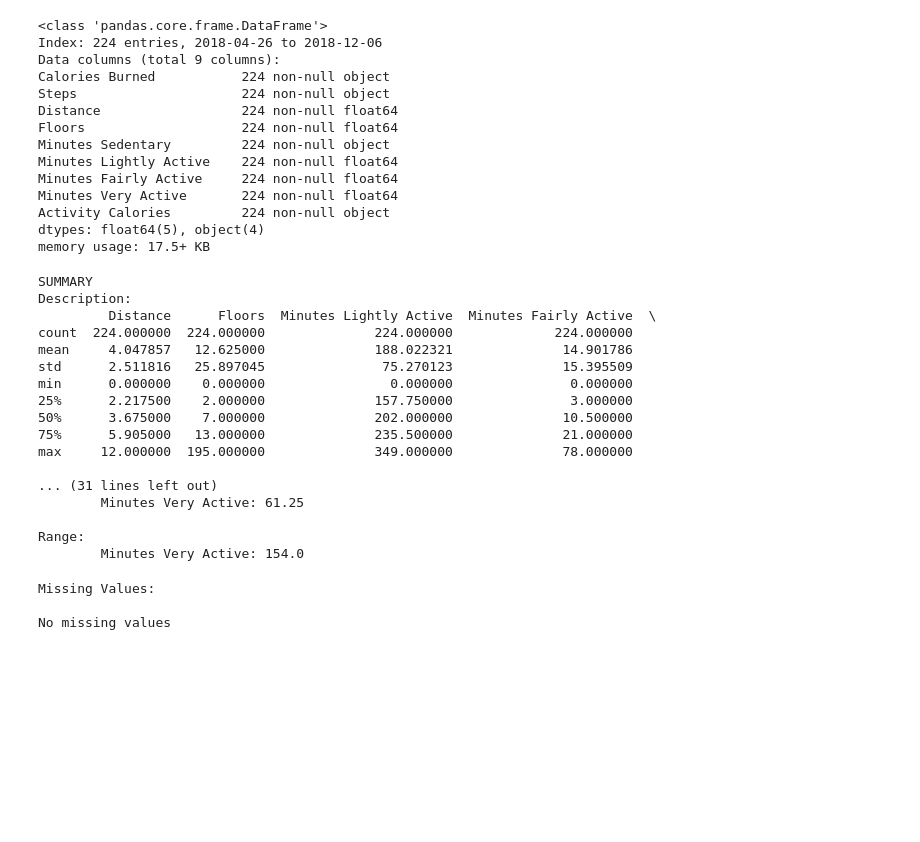
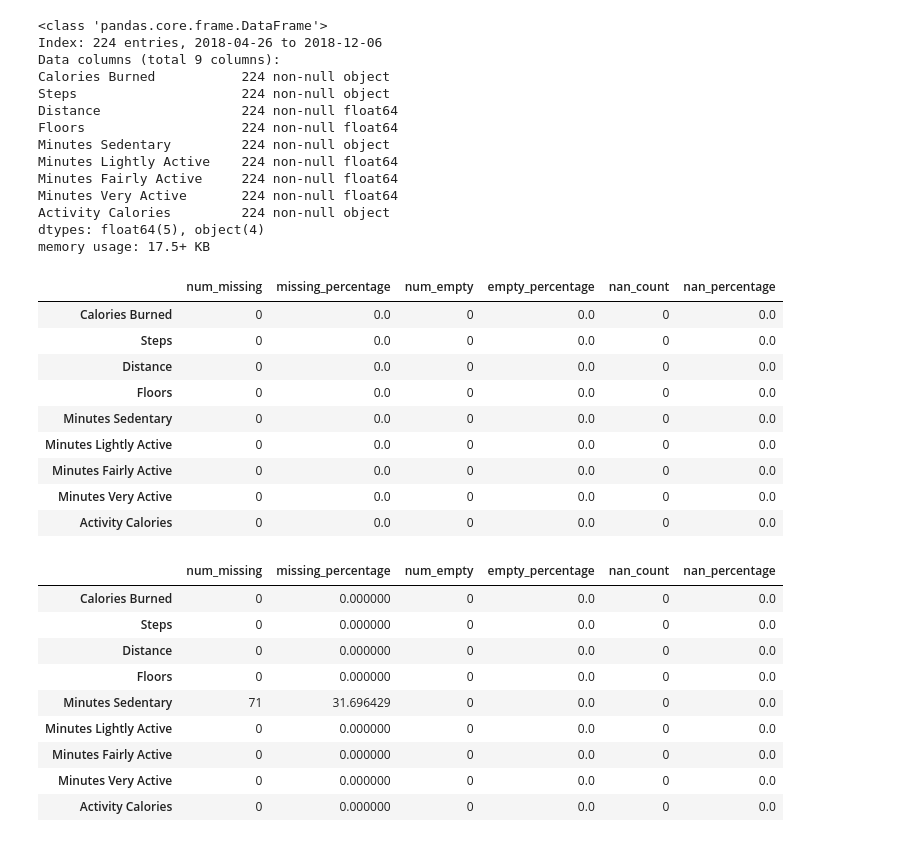
Before and after one commit to jesseanddd/fitbit, a Jupyter notebook: jesse_fitbit.ipynb, the cells around one changed output. Saved outputs shown, nothing was run; the diff lists cells and outputs as text; code cells hidden in the pictures; blank space fills up the shorter version.

```diff
--- a/jesse_fitbit.ipynb
+++ b/jesse_fitbit.ipynb
@@ -105,20 +97,13 @@ def df_print_summary(df):
 # %%
-df_print_summary(df)
+missing_values_col(df)
 # %% [output]
-SUMMARY
-Description:
-         Distance      Floors  Minutes Lightly Active  Minutes Fairly Active  \
-count  224.000000  224.000000              224.000000             224.000000
-mean     4.047857   12.625000              188.022321              14.901786
-std      2.511816   25.897045               75.270123              15.395509
-min      0.000000    0.000000                0.000000               0.000000
-25%      2.217500    2.000000              157.750000               3.000000
-50%      3.675000    7.000000              202.000000              10.500000
-75%      5.905000   13.000000              235.500000              21.000000
-max     12.000000  195.000000              349.000000              78.000000
-
-... (31 lines left out)
-        Minutes Very Active: 61.25
-
-Range:
-        Minutes Very Active: 154.0
+|  | num_missing | missing_percentage | num_empty | empty_percentage | nan_count | nan_percentage |
+| Calories Burned | 0 | 0.0 | 0 | 0.0 | 0 | 0.0 |
+| Steps | 0 | 0.0 | 0 | 0.0 | 0 | 0.0 |
+| Distance | 0 | 0.0 | 0 | 0.0 | 0 | 0.0 |
+| Floors | 0 | 0.0 | 0 | 0.0 | 0 | 0.0 |
+| Minutes Sedentary | 0 | 0.0 | 0 | 0.0 | 0 | 0.0 |
+| Minutes Lightly Active | 0 | 0.0 | 0 | 0.0 | 0 | 0.0 |
+| Minutes Fairly Active | 0 | 0.0 | 0 | 0.0 | 0 | 0.0 |
+| Minutes Very Active | 0 | 0.0 | 0 | 0.0 | 0 | 0.0 |
+| Activity Calories | 0 | 0.0 | 0 | 0.0 | 0 | 0.0 |
@@ -134,6 +109,0 @@ def df_print_missing_vals(df):
-# %%
-df_print_missing_vals(df)
-# %% [output]
-Missing Values:
-
-No missing values
@@ -139,0 +112,13 @@ No missing values
+# %%
+fitbit.missing_values_col(df)
+# %% [output]
+|  | num_missing | missing_percentage | num_empty | empty_percentage | nan_count | nan_percentage |
+| Calories Burned | 0 | 0.000000 | 0 | 0.0 | 0 | 0.0 |
+| Steps | 0 | 0.000000 | 0 | 0.0 | 0 | 0.0 |
+| Distance | 0 | 0.000000 | 0 | 0.0 | 0 | 0.0 |
+| Floors | 0 | 0.000000 | 0 | 0.0 | 0 | 0.0 |
+| Minutes Sedentary | 71 | 31.696429 | 0 | 0.0 | 0 | 0.0 |
+| Minutes Lightly Active | 0 | 0.000000 | 0 | 0.0 | 0 | 0.0 |
+| Minutes Fairly Active | 0 | 0.000000 | 0 | 0.0 | 0 | 0.0 |
+| Minutes Very Active | 0 | 0.000000 | 0 | 0.0 | 0 | 0.0 |
+| Activity Calories | 0 | 0.000000 | 0 | 0.0 | 0 | 0.0 |
```
Also changed, not shown: parts of 31 cells of this notebook.
